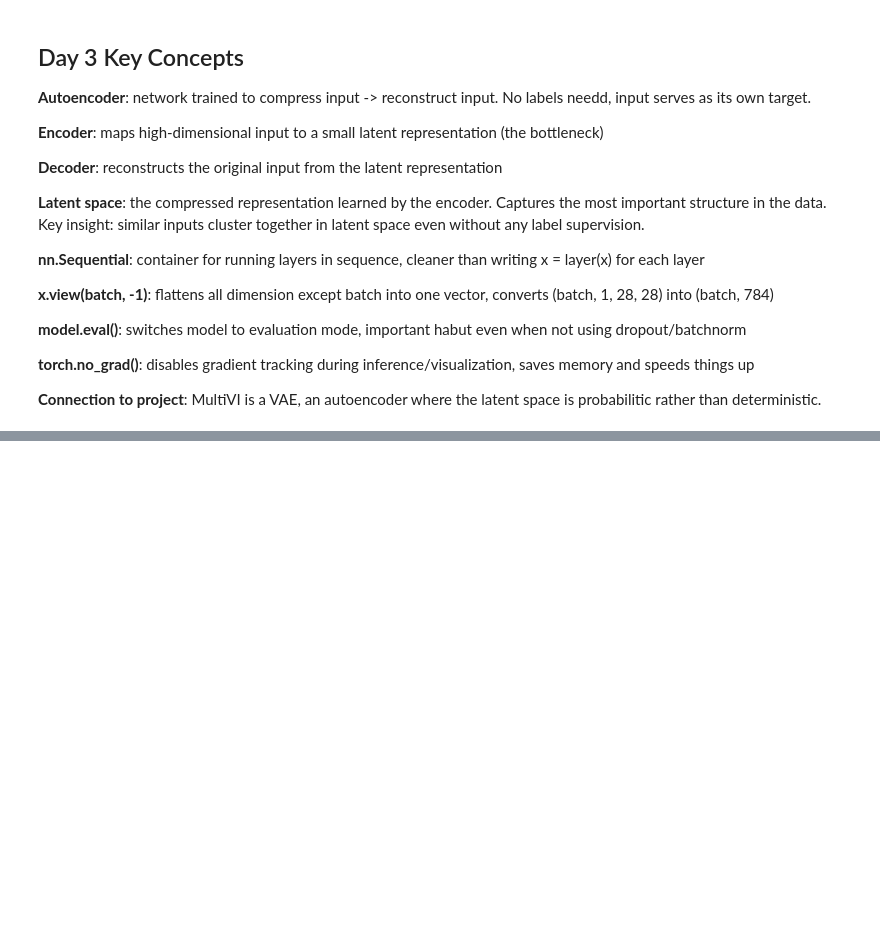
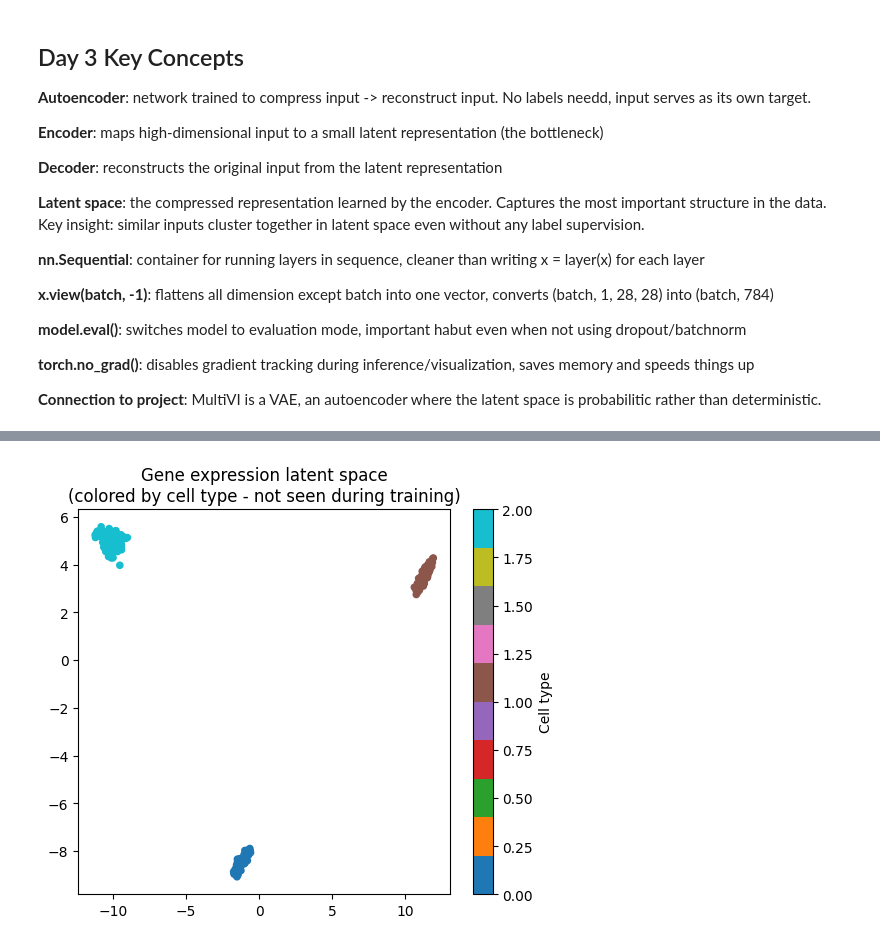
Before and after one commit to matthewniu333/neuroblastoma-multiome, a Jupyter notebook: notebooks/deep_learning_practice.ipynb, the cells around one changed output, grey strips where cells are left out. Cells and saved outputs as stored; diff of their text form; code cells hidden in the pictures; blank space fills up the shorter version.

```diff
--- a/notebooks/deep_learning_practice.ipynb
+++ b/notebooks/deep_learning_practice.ipynb
@@ -673,0 +944,20 @@ Latent shape: (10000, 32)
+# %%
+# visualize gene expression latent space
+gene_model.eval()
+with torch.no_grad():
+    _, latents = gene_model(X_gene)
+
+latents_np = latents.numpy()
+labels_np = y_gene.numpy()
+
+# PCA to 2D
+pca_gene = PCA(n_components = 2)
+latents_2d = pca_gene.fit_transform(latents_np)
+
+plt.figure(figsize = (6, 5))
+scatter = plt.scatter(latents_2d[:, 0], latents_2d[:, 1], c = labels_np, cmap = 'tab10', s = 20)
+plt.colorbar(scatter, label = 'Cell type')
+plt.title('Gene expression latent space\n(colored by cell type - not seen during training)')
+plt.show()
+# %% [output]
+[figure, added]
```
Also changed, not shown: parts of 9 cells of this notebook.
